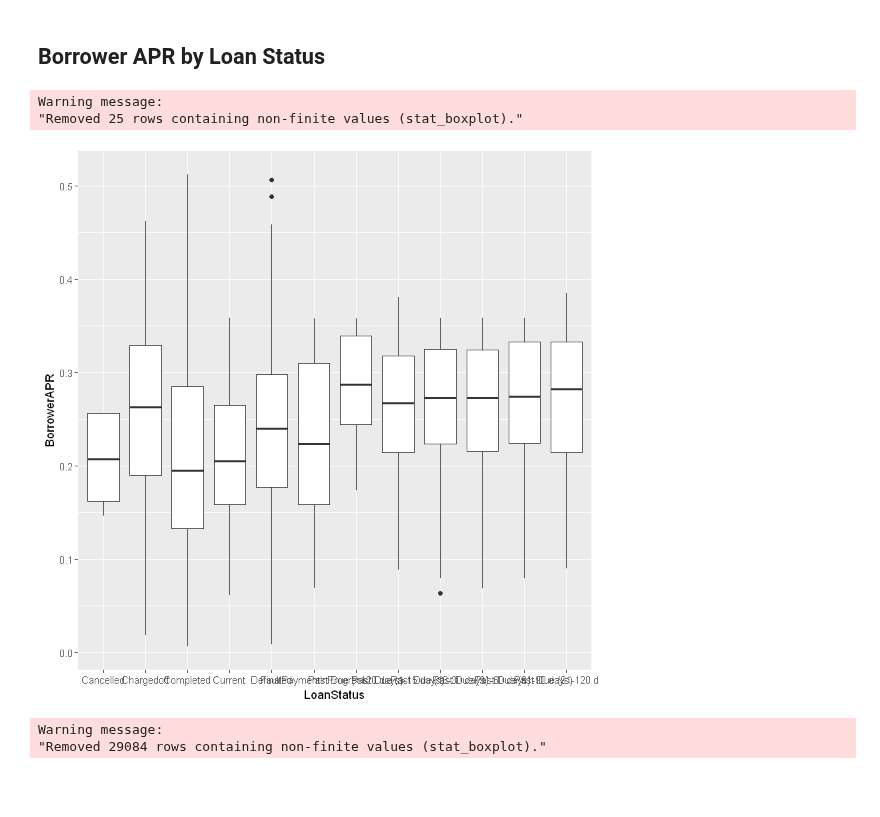
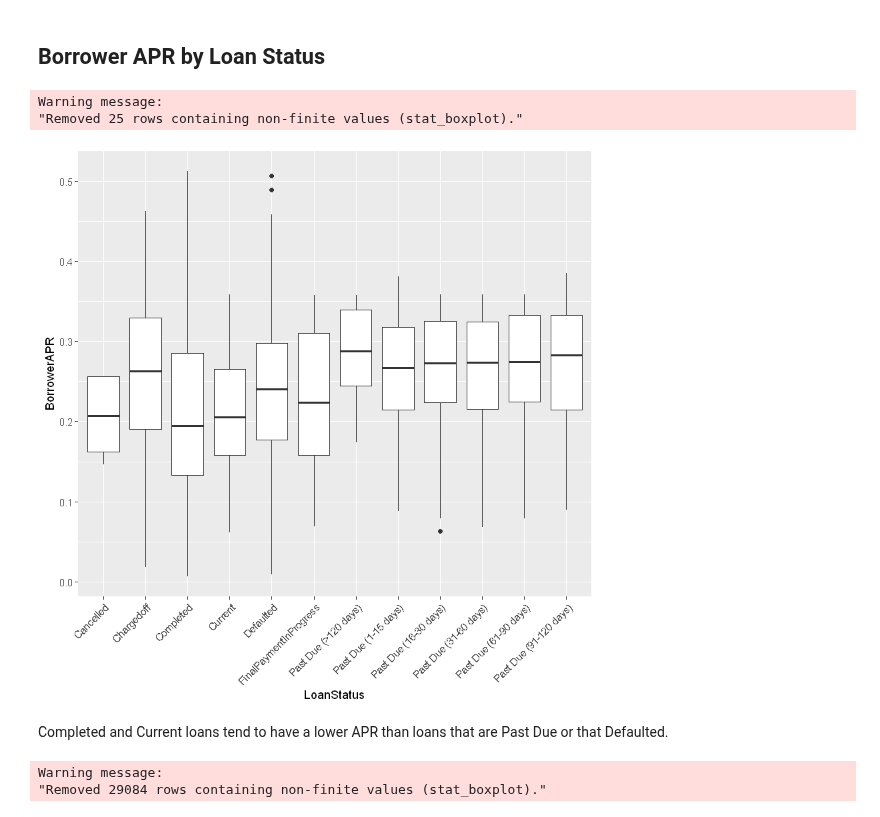
Before and after one commit to timdef/ProsperLoanEDA, a Jupyter notebook: BivariateExploration.ipynb, the cells around one changed output. Drawn from its saved outputs; the diff is of its cells as text; code cells hidden in the pictures; blank space fills up the shorter version.

Commit message:
Update Borrower APR by Loan Status

```diff
--- a/BivariateExploration.ipynb
+++ b/BivariateExploration.ipynb
@@ -102,11 +102,14 @@ ggplot(df, aes(x=Term,y=LoanOriginalAmount,group=Term)) + geom_boxplot()
 # %% [markdown]
 ## Borrower APR by Loan Status
 # %%
-ggplot(df, aes(x=LoanStatus,y=BorrowerAPR,group=LoanStatus)) + geom_boxplot()
+ggplot(df, aes(x=LoanStatus,y=BorrowerAPR,group=LoanStatus)) + geom_boxplot() +
+theme(axis.text.x = element_text(angle = 45, hjust = 1))
 # %% [output]
 Warning message:
 "Removed 25 rows containing non-finite values (stat_boxplot)."
-[figure, old version]
+[figure, new version]
+# %% [markdown]
+Completed and Current loans tend to have a lower APR than loans that are Past Due or that Defaulted.
 # %%
 ggplot(df, aes(x=LoanStatus, y=ProsperScore)) + geom_boxplot()
 #need to rotate labels
```
